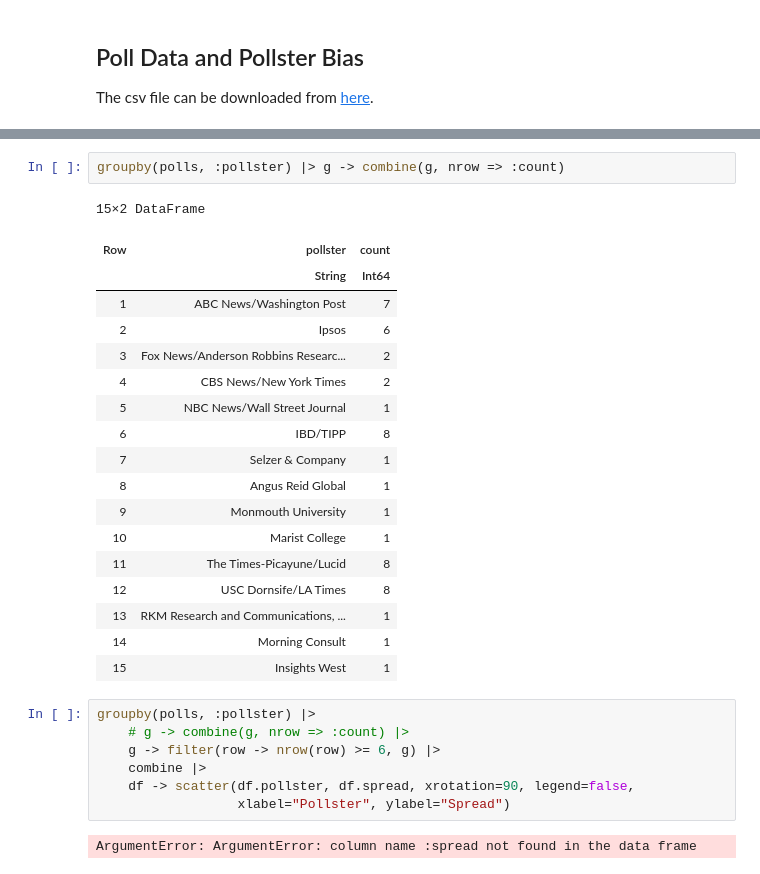
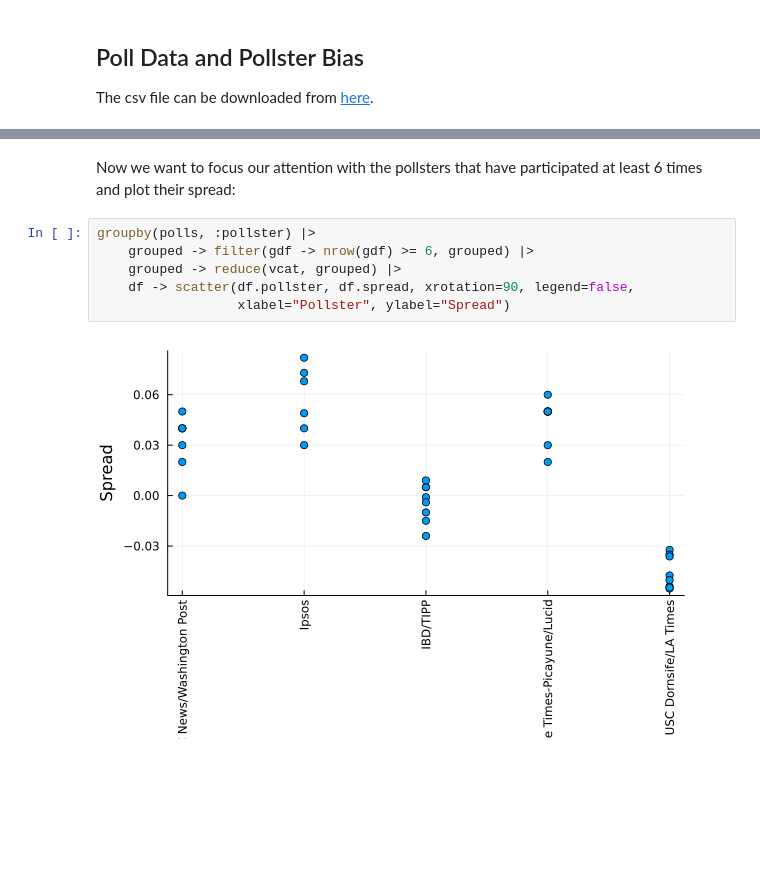
Before and after one commit to LoreleiPenn/Data-Science---Inference-and-modeling-with-Julia, a Jupyter notebook: 4. Statistical Models.ipynb, the cells around one changed output, grey strips where cells are left out. Saved outputs shown, nothing was run; the diff lists cells and outputs as text; blank space fills up the shorter version.

```diff
--- a/4. Statistical Models.ipynb
+++ b/4. Statistical Models.ipynb
@@ -148,30 +160,10 @@ plotHistogram = histogram(polls.spread, bins=:auto, binwidth = 0.01, linecolor="
-# %%
-groupby(polls, :pollster) |> g -> combine(g, nrow => :count)
-# %% [output]
-15×2 DataFrame
-| Row | pollster | count |
-|  | String | Int64 |
-| 1 | ABC News/Washington Post | 7 |
-| 2 | Ipsos | 6 |
-| 3 | Fox News/Anderson Robbins Researc... | 2 |
-| 4 | CBS News/New York Times | 2 |
-| 5 | NBC News/Wall Street Journal | 1 |
-| 6 | IBD/TIPP | 8 |
-| 7 | Selzer & Company | 1 |
-| 8 | Angus Reid Global | 1 |
-| 9 | Monmouth University | 1 |
-| 10 | Marist College | 1 |
-| 11 | The Times-Picayune/Lucid | 8 |
-| 12 | USC Dornsife/LA Times | 8 |
-| 13 | RKM Research and Communications, ... | 1 |
-| 14 | Morning Consult | 1 |
-| 15 | Insights West | 1 |
+# %% [markdown]
+Now we want to focus our attention with the pollsters that have participated at least 6 times and plot their spread:
 # %%
 groupby(polls, :pollster) |>
-    # g -> combine(g, nrow => :count) |>
-    g -> filter(row -> nrow(row) >= 6, g) |>
-    combine |>
+    grouped -> filter(gdf -> nrow(gdf) >= 6, grouped) |>
+    grouped -> reduce(vcat, grouped) |>
     df -> scatter(df.pollster, df.spread, xrotation=90, legend=false,
                   xlabel="Pollster", ylabel="Spread")
 # %% [output]
-ArgumentError: ArgumentError: column name :spread not found in the data frame
+[figure, added]
```
Also changed, not shown: parts of 15 cells of this notebook.
